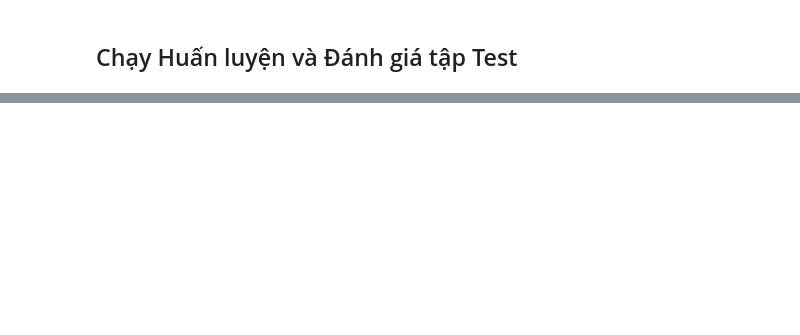
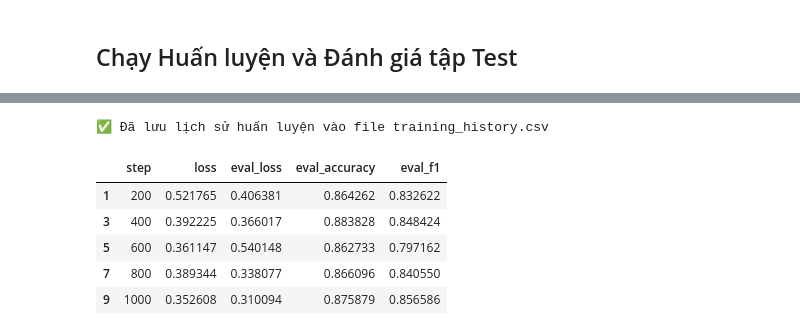
Before and after one commit to chichic21039/ML-Lab1-Restaurant, a Jupyter notebook: model/phoBERT.ipynb, the cells around one changed output, grey strips where cells are left out. Cells and saved outputs as stored; diff of their text form; code cells hidden in the pictures; blank space fills up the shorter version.

```diff
--- a/model/phoBERT.ipynb
+++ b/model/phoBERT.ipynb
@@ -187,0 +188,28 @@ The highest F1-score gained: 0.878618737656863
+# %%
+import pandas as pd
+import matplotlib.pyplot as plt
+
+# 1. Trích xuất lịch sử log
+history = trainer.state.log_history
+
+# 2. Chuyển thành DataFrame để dễ xử lý
+df_history = pd.DataFrame(history)
+
+# Vì Trainer lưu log train và log eval riêng biệt, ta cần gộp chúng lại theo Step
+# Lọc bỏ các dòng thừa và chỉ giữ lại các cột quan trọng
+df_plot = df_history.groupby('step').first().reset_index()
+
+# 3. Lưu ra file CSV để làm "nguyên liệu" vẽ biểu đồ trong báo cáo sau này
+df_plot.to_csv("training_history.csv", index=False)
+print("✅ Đã lưu lịch sử huấn luyện vào file training_history.csv")
+
+# Xem thử 5 dòng đầu
+display(df_plot[['step', 'loss', 'eval_loss', 'eval_accuracy', 'eval_f1']].dropna().head())
+# %% [output]
+✅ Đã lưu lịch sử huấn luyện vào file training_history.csv
+|  | step | loss | eval_loss | eval_accuracy | eval_f1 |
+| 1 | 200 | 0.521765 | 0.406381 | 0.864262 | 0.832622 |
+| 3 | 400 | 0.392225 | 0.366017 | 0.883828 | 0.848424 |
+| 5 | 600 | 0.361147 | 0.540148 | 0.862733 | 0.797162 |
+| 7 | 800 | 0.389344 | 0.338077 | 0.866096 | 0.840550 |
+| 9 | 1000 | 0.352608 | 0.310094 | 0.875879 | 0.856586 |
```
Also changed, not shown: parts of 8 cells of this notebook, 3 other files.
